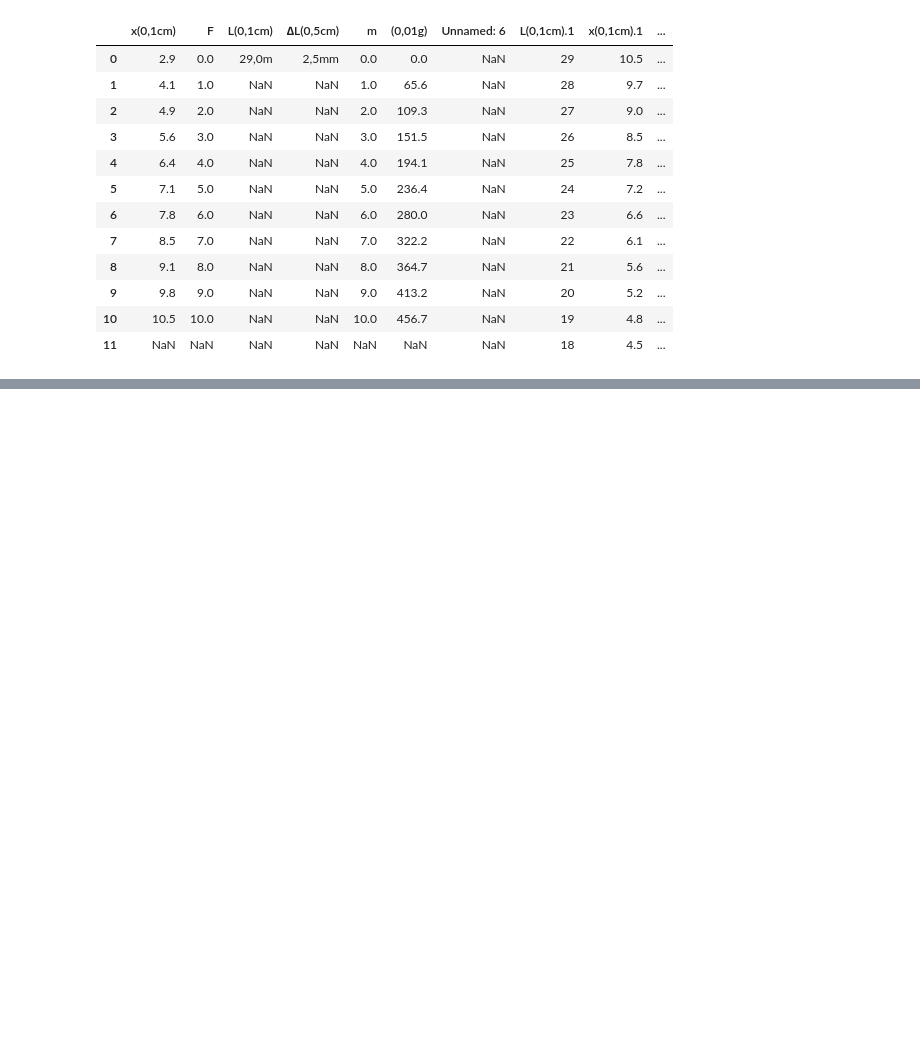
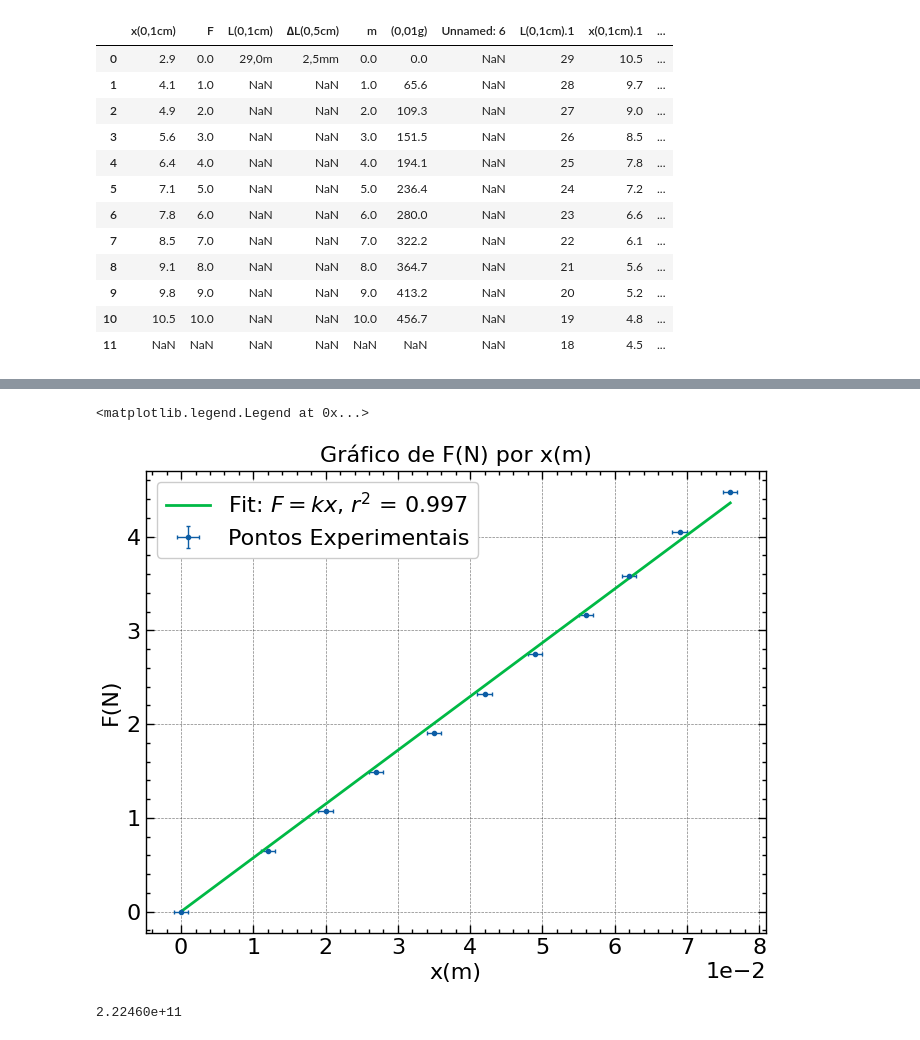
Before and after one commit to matncb/laboratorio-fisica1, a Jupyter notebook: pratica2/exp1.ipynb, the cells around one changed output, grey strips where cells are left out. Saved outputs shown, nothing was run; the diff lists cells and outputs as text; code cells hidden in the pictures; blank space fills up the shorter version.

```diff
--- a/pratica2/exp1.ipynb
+++ b/pratica2/exp1.ipynb
@@ -67,0 +136,23 @@ plt.legend()
+# %%
+plt.errorbar(x_data, y_data, xerr = x_err, yerr = y_err, marker = 'o', ls = '', ms = 3,capsize=1.5, elinewidth=1,label ="Pontos Experimentais")
+plt.title(r'Gráfico de F(N) por x(m)')
+
+plt.xlabel(r'x(m)')
+plt.ylabel(r'F(N)')
+plt.ticklabel_format(style='sci', axis='x', scilimits=(0,0))
+
+plt.plot(x_data, func(x_data, *popt), label= r'Fit: $F = kx $, $r^2$ = %.3f' % (r2))
+plt.legend()
+
+
+#fit pior, erros de calibração de x0
+# %% [output]
+<matplotlib.legend.Legend at 0x...>
+[figure, added]
+# %%
+#calcular módulo de young
+
+E = 4*a*(L**3)/(d**3 *b_l)
+print(f'{E:.5e}')
+# %% [output]
+2.22460e+11
```
Also changed, not shown: parts of 7 cells of this notebook, 1 other file.
